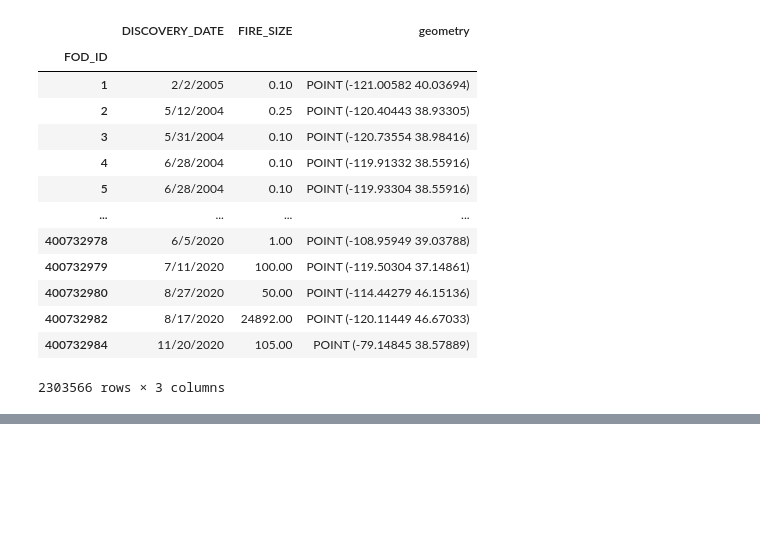
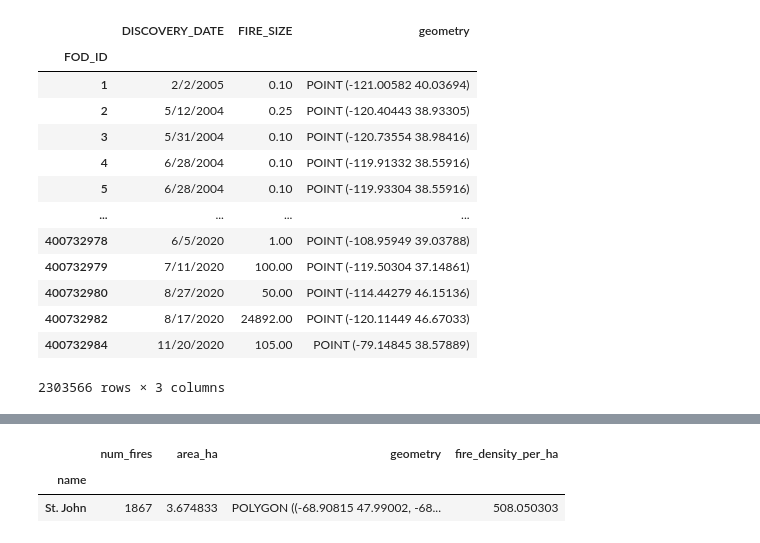
Before and after one commit to Adriannaluger/Adriannaluger1.github.io, a Jupyter notebook: notebooks/vector.ipynb, the cells around one changed output, grey strips where cells are left out. Drawn from its saved outputs; the diff is of its cells as text; code cells hidden in the pictures; blank space fills up the shorter version.

```diff
--- a/notebooks/vector.ipynb
+++ b/notebooks/vector.ipynb
@@ -134,7 +150,7 @@ NameError: name 'pd' is not defined
 # %%
 # Compute area in hectares
-wbd_hu2_gdf['area_ha'] = (
-    wbd_hu2_gdf.to_crs(9822).area
+nhd_hu4_gdf['area_ha'] = (
+    nhd_hu4_gdf.to_crs(9822).area
      # Convert to hectares
       /10000
       # conevert to millions of hectares
@@ -151,7 +167,7 @@ fire_count_df = (
 
 # Add the area na dgeometry back in
 fire_density_gdf = (
-    wbd_hu2_gdf
+    nhd_hu4_gdf
     .set_index('name')
     .join(fire_count_df)
     [['num_fires', 'area_ha', 'geometry']]
@@ -227,5 +251,10 @@ def fire_plot(region_name, df=fire_region_gdf, labels=labels):
 # %%
 fire_density_gdf.geometry = fire_density_gdf.simplify(tolerance=.1)
+fire_density_gdf
+# %% [output]
+|  | num_fires | area_ha | geometry | fire_density_per_ha |
+| name |  |  |  |  |
+| St. John | 1867 | 3.674833 | POLYGON ((-68.90815 47.99002, -68... | 508.050303 |
 # %%
 #data = gpd.read_file(gds.get_path('geoda airbnb'))
 poly_plot = (
```
Also changed, not shown: parts of 8 cells of this notebook.
